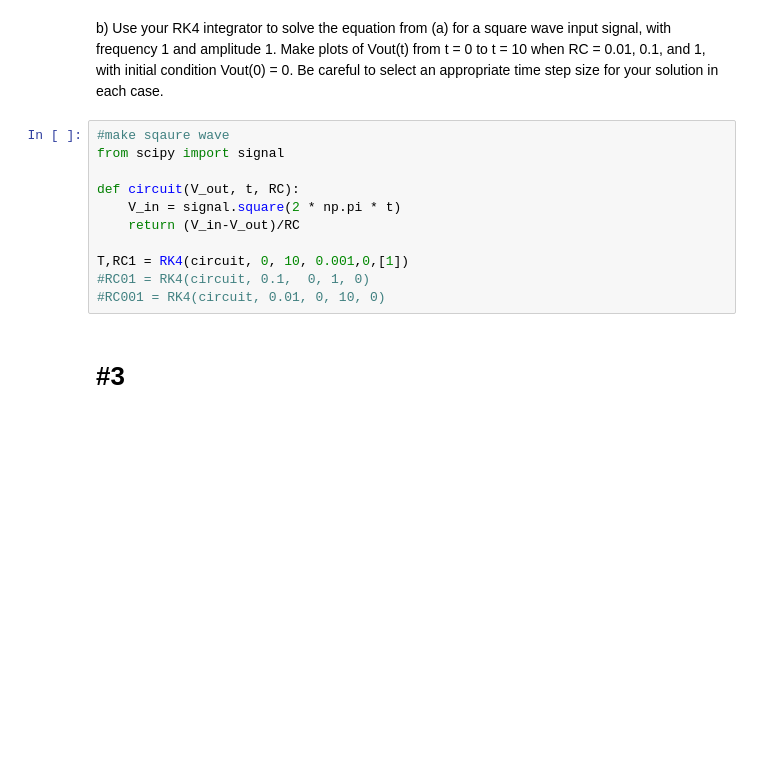
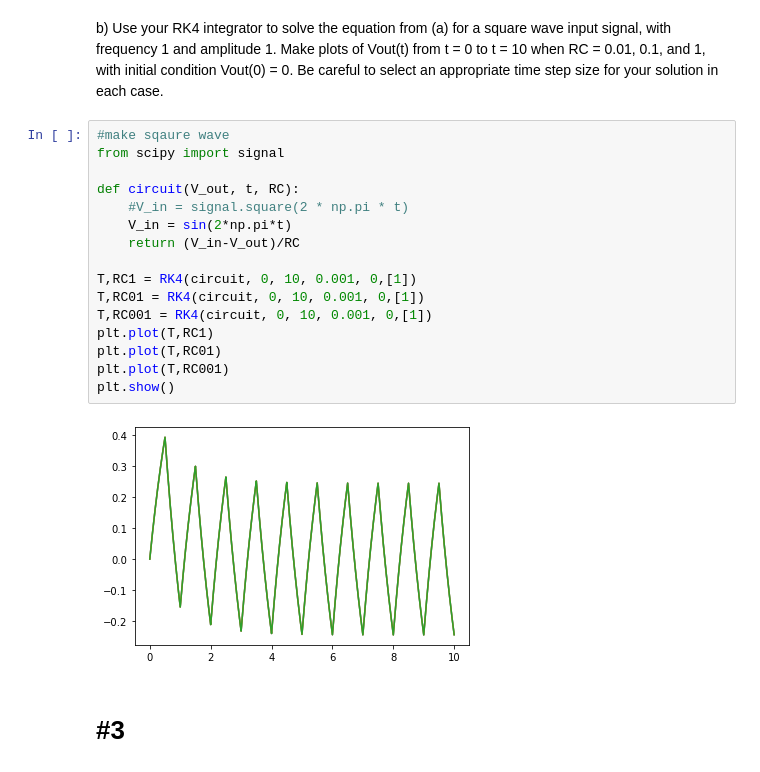
Before and after one commit to Tim-L-Zhao/Lectures, a Jupyter notebook: HW1.ipynb, the cells around one changed output. Drawn from its saved outputs; the diff is of its cells as text; blank space fills up the shorter version.

```diff
--- a/HW1.ipynb
+++ b/HW1.ipynb
@@ -179,14 +201,21 @@ b) Use your RK4 integrator to solve the equation from (a) for a square wave inpu
 # %%
 #make sqaure wave
 from scipy import signal
 
 def circuit(V_out, t, RC):
-    V_in = signal.square(2 * np.pi * t)
+    #V_in = signal.square(2 * np.pi * t)
+    V_in = sin(2*np.pi*t)
     return (V_in-V_out)/RC
 
-T,RC1 = RK4(circuit, 0, 10, 0.001,0,[1])
-#RC01 = RK4(circuit, 0.1,  0, 1, 0)
-#RC001 = RK4(circuit, 0.01, 0, 10, 0)
+T,RC1 = RK4(circuit, 0, 10, 0.001, 0,[1])
+T,RC01 = RK4(circuit, 0, 10, 0.001, 0,[1])
+T,RC001 = RK4(circuit, 0, 10, 0.001, 0,[1])
+plt.plot(T,RC1)
+plt.plot(T,RC01)
+plt.plot(T,RC001)
+plt.show()
+# %% [output]
+[figure, added]
 # %% [markdown]
 # #3
 # %% [markdown]
```
Also changed, not shown: parts of 20 cells of this notebook.
